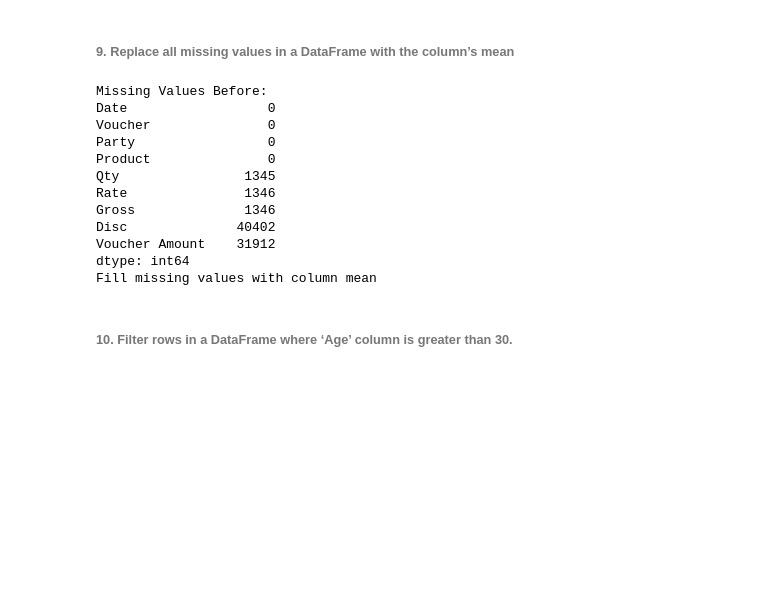
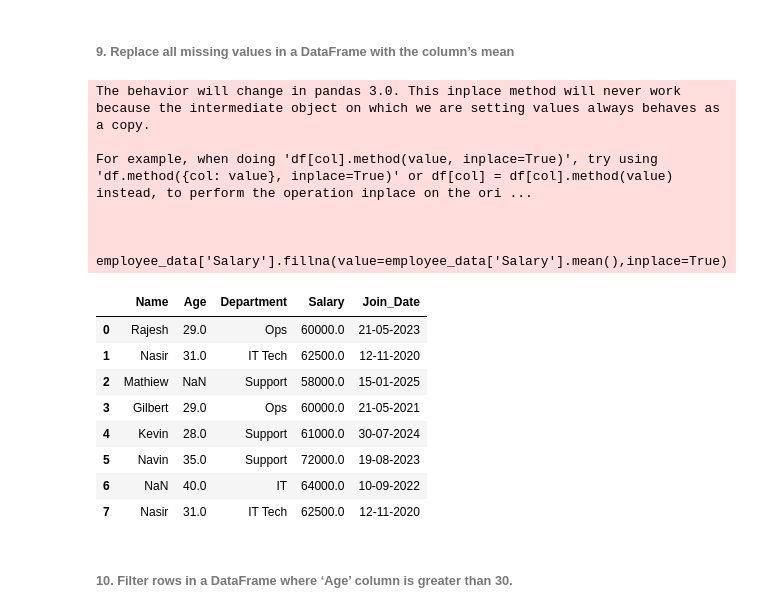
Before and after one commit to manojsankarkumar/manojsankarkumar.github.io, a Jupyter notebook: Chapter_4_Task_2.ipynb, the cells around one changed output. Drawn from its saved outputs; the diff is of its cells as text; code cells hidden in the pictures; blank space fills up the shorter version.

```diff
--- a/Chapter_4_Task_2.ipynb
+++ b/Chapter_4_Task_2.ipynb
@@ -171,45 +171,31 @@ print(student_detail_df)
 0  Manoj Kumar  Automobile     REC      2114567                 2015
 # %% [markdown]
 ###### 9.	Replace all missing values in a DataFrame with the column’s mean
-# %%
-import pandas as pd
-
-# Step 1 - Load the data
-sales_2017 = pd.read_csv("/content/drive/MyDrive/Python - Data Analysis/Sales Transactions-2017.csv")
-
-# Step 2 - Remove junk/total rows
-sales_2017 = sales_2017[sales_2017["Voucher"] != "Total"]
-sales_2017 = sales_2017.dropna(subset=["Date"])
-
-# Step 3 - Clean and convert numeric columns
-numeric_cols = ["Qty", "Rate", "Gross", "Disc", "Voucher Amount"]
-
-for col in numeric_cols:
-    sales_2017[col] = pd.to_numeric(
-        sales_2017[col].str.replace(",", ""),
-        errors="coerce"  # converts bad values to NaN instead of crashing
-    )
-
-# Step 4 - Check missing values before filling
-print("Missing Values Before:")
-print(sales_2017.isnull().sum())
-
-# Step 5 - Fill missing values with column mean
-print("Fill missing values with column mean")
-sales_2017 = sales_2017.fillna(sales_2017.mean(numeric_only=True))
-# %% [output]
-Missing Values Before:
-Date                  0
-Voucher               0
-Party                 0
-Product               0
-Qty                1345
-Rate               1346
-Gross              1346
-Disc              40402
-Voucher Amount    31912
-dtype: int64
-Fill missing values with column mean
+# %%
+import pandas as pd
+
+employee_data = pd.read_csv(filepath_or_buffer="/content/drive/MyDrive/Python - Data Analysis/Employee_data.csv")
+employee_data
+
+employee_data['Salary'].fillna(value=employee_data['Salary'].mean(),inplace=True)
+
+employee_data
+# %% [output]
+The behavior will change in pandas 3.0. This inplace method will never work because the intermediate object on which we are setting values always behaves as a copy.
+
+For example, when doing 'df[col].method(value, inplace=True)', try using 'df.method({col: value}, inplace=True)' or df[col] = df[col].method(value) instead, to perform the operation inplace on the ori ...
+
+
+  employee_data['Salary'].fillna(value=employee_data['Salary'].mean(),inplace=True)
+|  | Name | Age | Department | Salary | Join_Date |
+| 0 | Rajesh | 29.0 | Ops | 60000.0 | 21-05-2023 |
+| 1 | Nasir | 31.0 | IT Tech | 62500.0 | 12-11-2020 |
+| 2 | Mathiew | NaN | Support | 58000.0 | 15-01-2025 |
+| 3 | Gilbert | 29.0 | Ops | 60000.0 | 21-05-2021 |
+| 4 | Kevin | 28.0 | Support | 61000.0 | 30-07-2024 |
+| 5 | Navin | 35.0 | Support | 72000.0 | 19-08-2023 |
+| 6 | NaN | 40.0 | IT | 64000.0 | 10-09-2022 |
+| 7 | Nasir | 31.0 | IT Tech | 62500.0 | 12-11-2020 |
 # %% [markdown]
 ###### 10.	Filter rows in a DataFrame where ‘Age’ column is greater than 30.
 # %%
```
